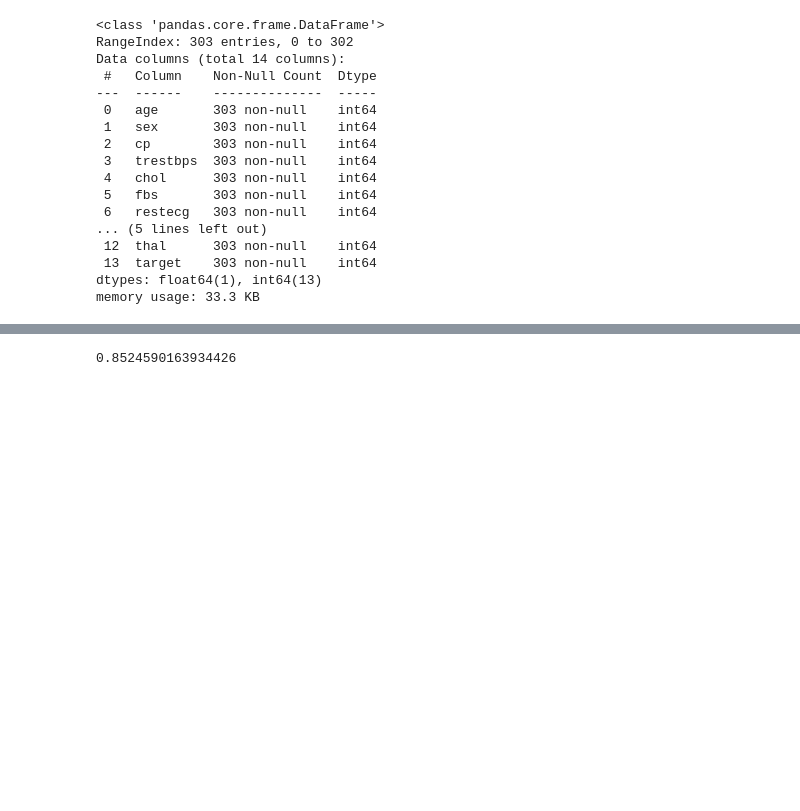
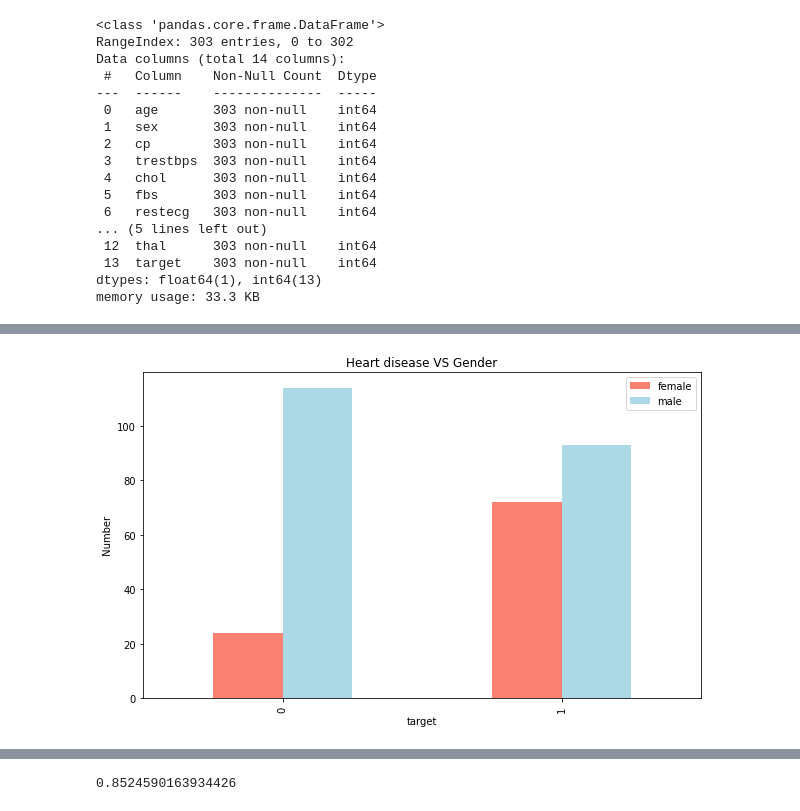
Before and after one commit to MINEEJA/Heart_disease_prediction, a Jupyter notebook: Heart_Disease_Predictor.ipynb, the cells around one changed output, grey strips where cells are left out. Saved outputs shown, nothing was run; the diff lists cells and outputs as text; code cells hidden in the pictures; blank space fills up the shorter version.

```diff
--- a/Heart_Disease_Predictor.ipynb
+++ b/Heart_Disease_Predictor.ipynb
@@ -36,0 +62,10 @@ memory usage: 33.3 KB
+# %%
+import matplotlib.pyplot as plt
+dats= pd.crosstab(heart_disease.target, heart_disease.sex).plot(kind="bar",
+                                    figsize=(10,6),
+                                    color=["salmon", "lightblue"]);
+plt.title("Heart disease VS Gender")
+plt.legend (['female', 'male']);
+plt.ylabel(" Number ");
+# %% [output]
+[figure, added]
```
Also changed, not shown: parts of 22 cells of this notebook.
